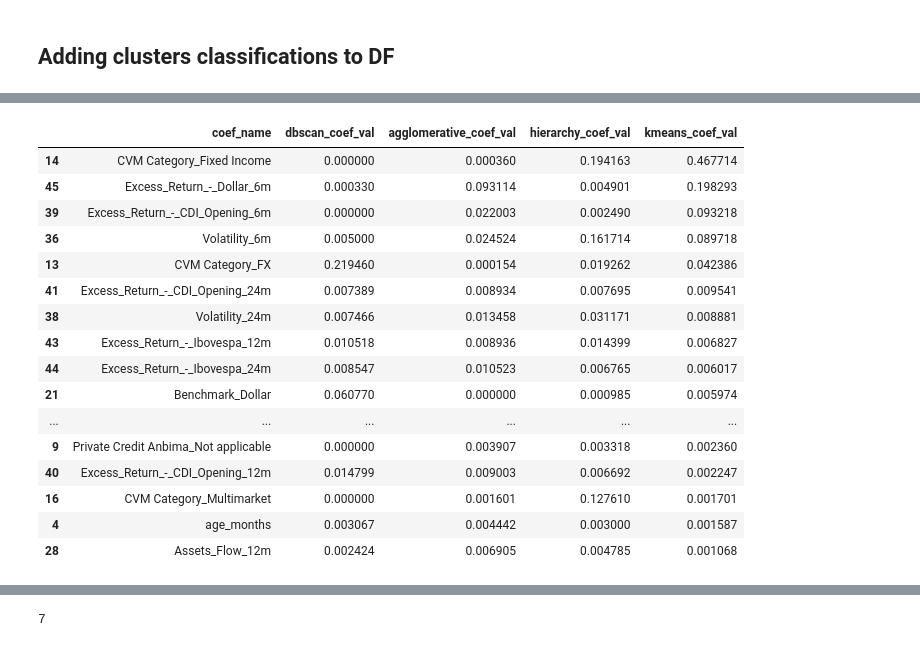
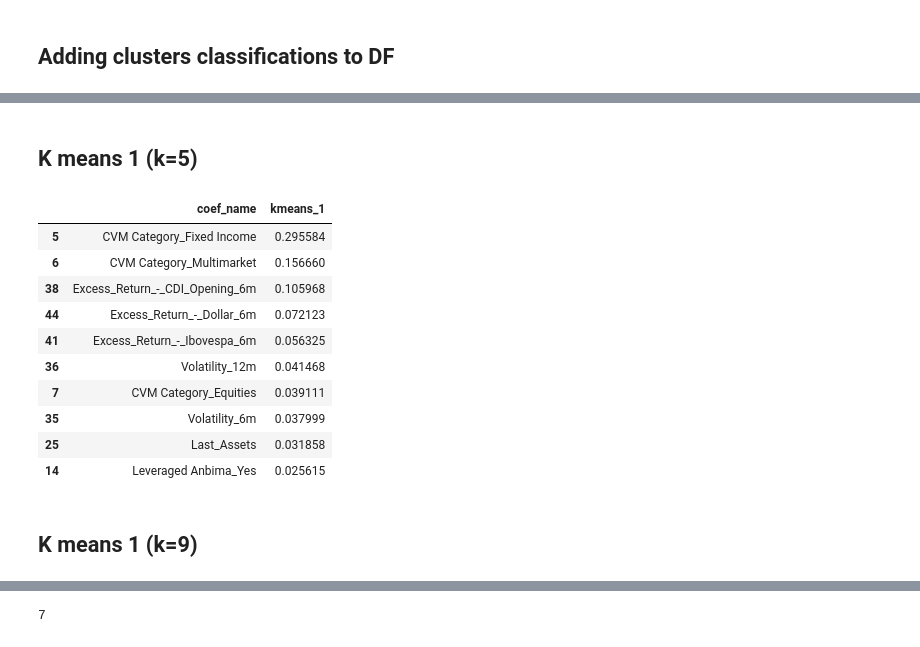
Before and after one commit to berkurka/Mutual_Fund_Clustering, a Jupyter notebook: Notebooks/Building Models.ipynb, the cells around one changed output, grey strips where cells are left out. Saved outputs shown, nothing was run; the diff lists cells and outputs as text; code cells hidden in the pictures.

```diff
--- a/Notebooks/Building Models.ipynb
+++ b/Notebooks/Building Models.ipynb
@@ -422,8 +480 @@ coef_df['coef_name'] = X_train.columns.values
-# %%
-rf = RandomForestClassifier(random_state=42,criterion='gini',max_features=1.0 ,n_estimators = 20)
-rf.fit(X_train,y_train_dbscan)
-
-importances = rf.feature_importances_
-
-coef_df['dbscan_coef_val'] = importances
 # %%
@@ -447,8 +496 @@ coef_df.sort_values(['dbscan_coef_val'],ascending=False).head(10)
-# %%
-rf = RandomForestClassifier(random_state=42,criterion='entropy',max_features=0.5 ,n_estimators = 20)
-rf.fit(X_train,y_train_agglom)
-
-importances = rf.feature_importances_
-
-coef_df['agglomerative_coef_val'] = importances
 # %%
@@ -472,6 +510,0 @@ coef_df.sort_values(['agglomerative_coef_val'],ascending=False).head(10)
-# %%
-rf = RandomForestClassifier(random_state=42,criterion='entropy',max_features=0.5 ,n_estimators = 20)
-rf.fit(X_train,y_train_hierar)
-
-importances = rf.feature_importances_
-coef_df['hierarchy_coef_val'] = importances
@@ -496,27 +527,18 @@ coef_df.sort_values(['hierarchy_coef_val'],ascending=False).head(10)
-# %%
-rf = RandomForestClassifier(random_state=42,criterion='entropy',max_features=0.5
-                            ,n_estimators = 10, max_depth=5)
-rf.fit(X_train,y_train_kmeans)
-
-importances = rf.feature_importances_
-coef_df['kmeans_coef_val'] = importances
+# %% [markdown]
+## K means 1 (k=5)
 # %%
-coef_df.sort_values(['kmeans_coef_val'],ascending=False).head(30)
+coef_df.sort_values(['kmeans_1'],ascending=False)[['coef_name','kmeans_1']].head(10)
 # %% [output]
-|  | coef_name | dbscan_coef_val | agglomerative_coef_val | hierarchy_coef_val | kmeans_coef_val |
-| 14 | CVM Category_Fixed Income | 0.000000 | 0.000360 | 0.194163 | 0.467714 |
-| 45 | Excess_Return_-_Dollar_6m | 0.000330 | 0.093114 | 0.004901 | 0.198293 |
-| 39 | Excess_Return_-_CDI_Opening_6m | 0.000000 | 0.022003 | 0.002490 | 0.093218 |
-| 36 | Volatility_6m | 0.005000 | 0.024524 | 0.161714 | 0.089718 |
-| 13 | CVM Category_FX | 0.219460 | 0.000154 | 0.019262 | 0.042386 |
-| 41 | Excess_Return_-_CDI_Opening_24m | 0.007389 | 0.008934 | 0.007695 | 0.009541 |
-| 38 | Volatility_24m | 0.007466 | 0.013458 | 0.031171 | 0.008881 |
-| 43 | Excess_Return_-_Ibovespa_12m | 0.010518 | 0.008936 | 0.014399 | 0.006827 |
-| 44 | Excess_Return_-_Ibovespa_24m | 0.008547 | 0.010523 | 0.006765 | 0.006017 |
-| 21 | Benchmark_Dollar | 0.060770 | 0.000000 | 0.000985 | 0.005974 |
-| ... | ... | ... | ... | ... | ... |
-| 9 | Private Credit Anbima_Not applicable | 0.000000 | 0.003907 | 0.003318 | 0.002360 |
-| 40 | Excess_Return_-_CDI_Opening_12m | 0.014799 | 0.009003 | 0.006692 | 0.002247 |
-| 16 | CVM Category_Multimarket | 0.000000 | 0.001601 | 0.127610 | 0.001701 |
-| 4 | age_months | 0.003067 | 0.004442 | 0.003000 | 0.001587 |
-| 28 | Assets_Flow_12m | 0.002424 | 0.006905 | 0.004785 | 0.001068 |
+|  | coef_name | kmeans_1 |
+| 5 | CVM Category_Fixed Income | 0.295584 |
+| 6 | CVM Category_Multimarket | 0.156660 |
+| 38 | Excess_Return_-_CDI_Opening_6m | 0.105968 |
+| 44 | Excess_Return_-_Dollar_6m | 0.072123 |
+| 41 | Excess_Return_-_Ibovespa_6m | 0.056325 |
+| 36 | Volatility_12m | 0.041468 |
+| 7 | CVM Category_Equities | 0.039111 |
+| 35 | Volatility_6m | 0.037999 |
+| 25 | Last_Assets | 0.031858 |
+| 14 | Leveraged Anbima_Yes | 0.025615 |
+# %% [markdown]
+## K means 1 (k=9)
```
Also changed, not shown: parts of 55 cells of this notebook, 9 other files.
